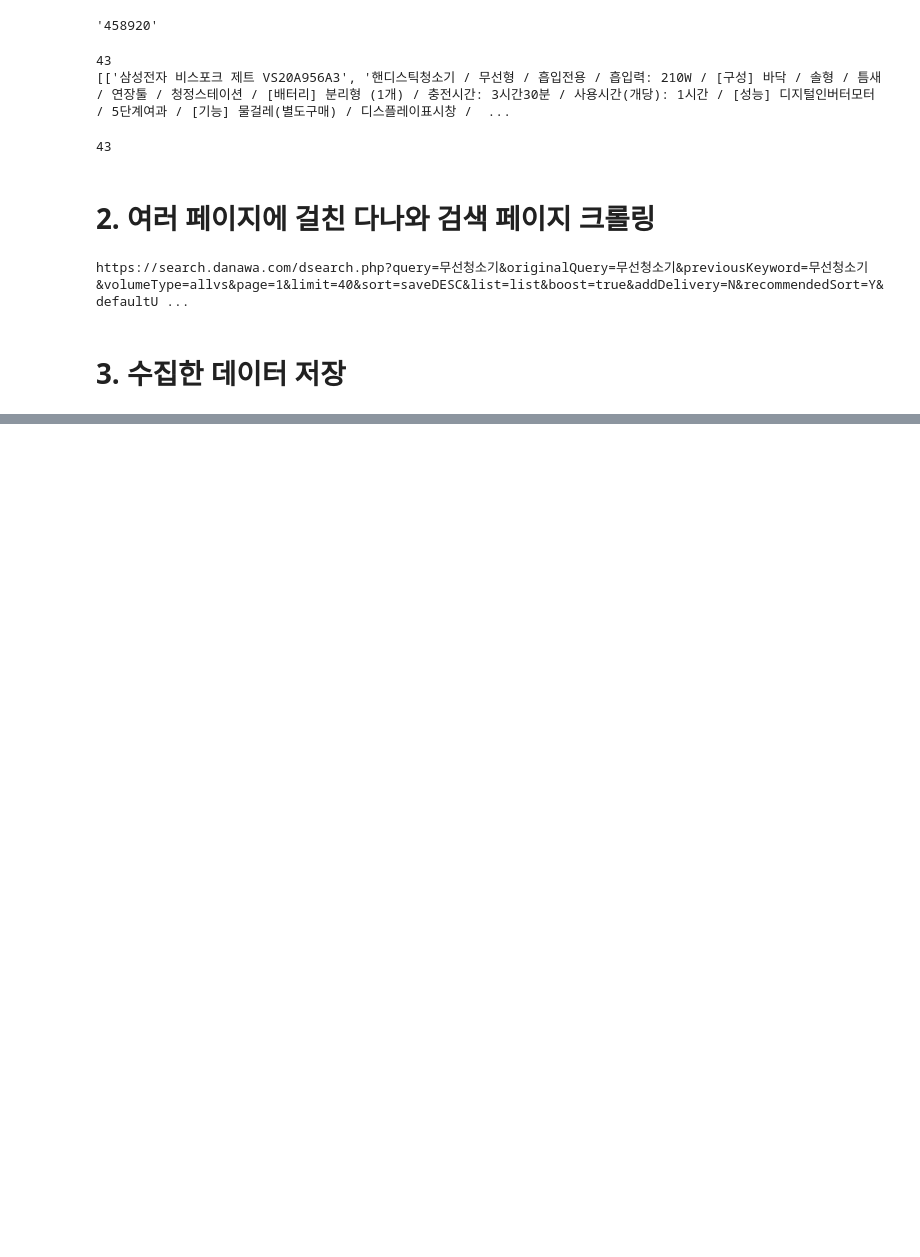
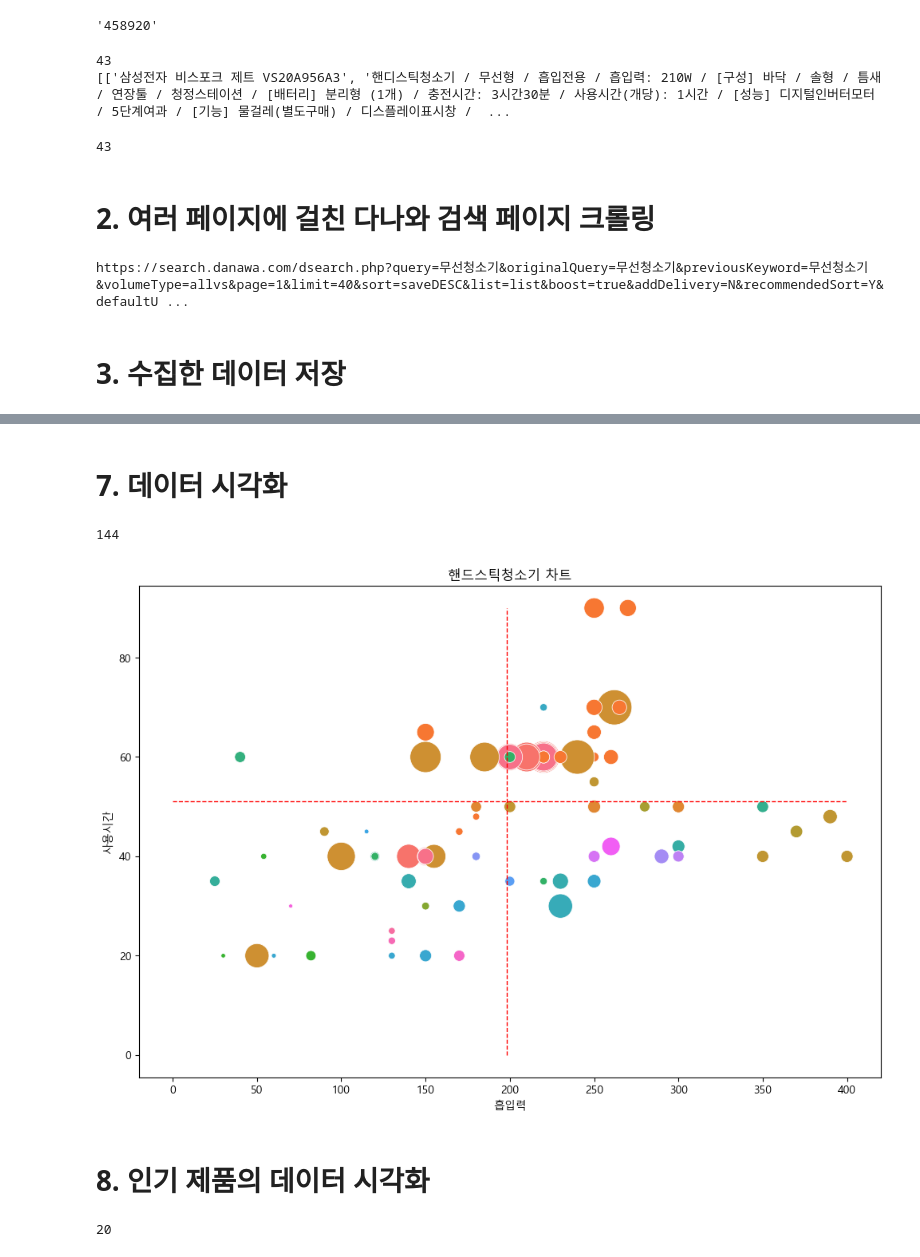
Before and after one commit to sangchun1/coding_practice, a Jupyter notebook: web crawling/shopping_crawling.ipynb, the cells around one changed output, grey strips where cells are left out. Drawn from its saved outputs; the diff is of its cells as text; code cells hidden in the pictures; blank space fills up the shorter version.

```diff
--- a/web crawling/shopping_crawling.ipynb
+++ b/web crawling/shopping_crawling.ipynb
@@ -126,0 +331,6 @@ df.to_csv('danawa_crawling_result.csv', index=False)
+# %%
+pd_data = pd.DataFrame({
+    '카테고리' : category_list, '회사명' : company_list, '제품' : product_list, '가격' : data['가격'],
+    '사용시간' : new_use_time_list, '흡입력' : new_suction_list
+})
+pd_data
@@ -126,0 +370,3 @@ df.to_csv('danawa_crawling_result.csv', index=False)
+# %%
+pd_data_final = pd_data[pd_data['카테고리'].isin(['핸디스틱청소기'])]
+len(pd_data_final)
@@ -126,0 +497,2 @@ df.to_csv('danawa_crawling_result.csv', index=False)
+# %% [markdown]
+# 7. 데이터 시각화
@@ -126,0 +502,29 @@ df.to_csv('danawa_crawling_result.csv', index=False)
+# %%
+chart_data = pd_data_final.dropna(axis=0)
+len(chart_data)
+# %% [output]
+144
+# %%
+# 흡입력, 사용시간의 최댓값/최소값 정리
+suction_max_value = chart_data['흡입력'].max()
+suction_mean_value = chart_data['흡입력'].mean()
+use_time_max_value = chart_data['사용시간'].max()
+use_time_mean_value = chart_data['사용시간'].mean()
+# %%
+# 청소기 성능 시각화
+plt.figure(figsize=(12,8))
+plt.title('핸드스틱청소기 차트')
+sns.scatterplot(x = '흡입력', y = '사용시간', size = '가격', hue = chart_data['회사명'],
+                data = chart_data, sizes = (10, 1000), legend = False)
+plt.plot([0, suction_max_value], [use_time_mean_value, use_time_mean_value], 'r--', lw=1)
+plt.plot([suction_mean_value, suction_mean_value], [0, use_time_max_value], 'r--', lw=1)
+plt.show()
+# %% [output]
+[figure, added]
+# %% [markdown]
+# 8. 인기 제품의 데이터 시각화
+# %%
+chart_data_selected = chart_data[:20]
+len(chart_data_selected)
+# %% [output]
+20
```
Also changed, not shown: parts of 37 cells of this notebook.
